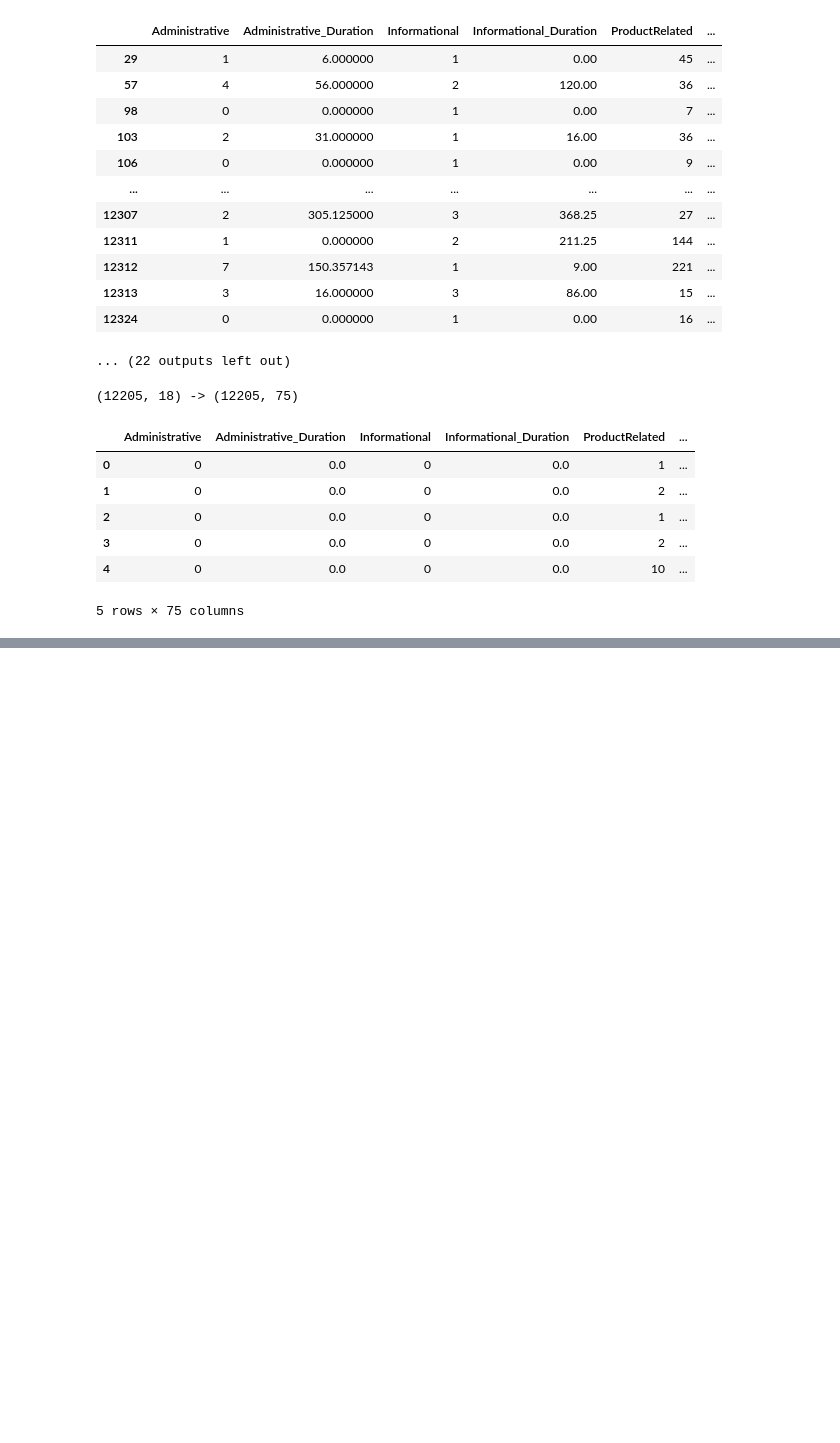
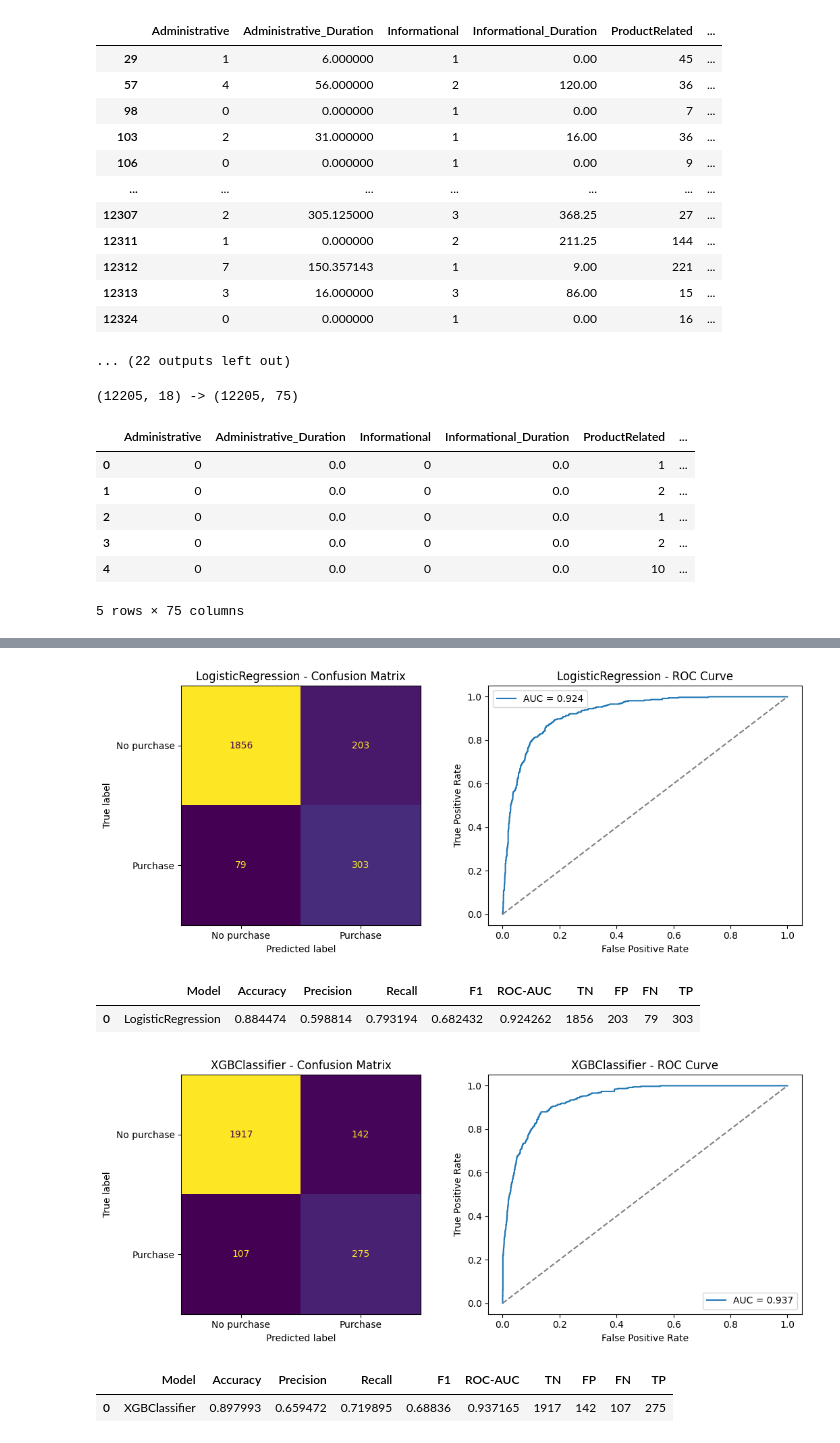
Before and after one commit to b00098368-bot/CMP_466_Project, a Jupyter notebook: purchase_intention_prediction.ipynb, the cells around one changed output, grey strips where cells are left out. Cells and saved outputs as stored; diff of their text form; code cells hidden in the pictures; blank space fills up the shorter version.

Commit message:
Added initial draft for xgboost, logreg with hyperparameter tuning and evaluation

```diff
--- a/purchase_intention_prediction.ipynb
+++ b/purchase_intention_prediction.ipynb
@@ -378,0 +433,44 @@ Scaled Testing Data:
+# %%
+# Evaluation helper (same metrics for every model, positive class = Revenue = 1)
+from sklearn.metrics import (accuracy_score, precision_score, recall_score, f1_score,
+                             roc_auc_score, roc_curve, confusion_matrix, ConfusionMatrixDisplay)
+
+def evaluate(model, name):
+    y_pred = model.predict(X_test_scaled)
+    y_prob = model.predict_proba(X_test_scaled)[:, 1]
+    cm = confusion_matrix(y_test, y_pred)
+    tn, fp, fn, tp = cm.ravel()
+    row = {
+        'Model': name,
+        'Accuracy': accuracy_score(y_test, y_pred),
+        'Precision': precision_score(y_test, y_pred, zero_division=0),
+        'Recall': recall_score(y_test, y_pred),
+        'F1': f1_score(y_test, y_pred),
+        'ROC-AUC': roc_auc_score(y_test, y_prob),
+        'TN': tn, 'FP': fp, 'FN': fn, 'TP': tp,
+    }
+
+    fig, axes = plt.subplots(1, 2, figsize=(11, 4.5))
+    ConfusionMatrixDisplay(cm, display_labels=['No purchase', 'Purchase']).plot(ax=axes[0], colorbar=False)
+    axes[0].set_title(name + ' - Confusion Matrix')
+    fpr, tpr, _ = roc_curve(y_test, y_prob)
+    axes[1].plot(fpr, tpr, label='AUC = %.3f' % row['ROC-AUC'])
+    axes[1].plot([0, 1], [0, 1], linestyle='--', color='gray')
+    axes[1].set_xlabel('False Positive Rate')
+    axes[1].set_ylabel('True Positive Rate')
+    axes[1].set_title(name + ' - ROC Curve')
+    axes[1].legend()
+    plt.tight_layout()
+    plt.show()
+    return row
+
+for best_model in searches.values():
+    results = evaluate(best_model.best_estimator_, best_model.best_estimator_.__class__.__name__)
+    display(pd.DataFrame(results, index=[0]))
+# %% [output]
+[figure, added]
+|  | Model | Accuracy | Precision | Recall | F1 | ROC-AUC | TN | FP | FN | TP |
+| 0 | LogisticRegression | 0.884474 | 0.598814 | 0.793194 | 0.682432 | 0.924262 | 1856 | 203 | 79 | 303 |
+[figure, added]
+|  | Model | Accuracy | Precision | Recall | F1 | ROC-AUC | TN | FP | FN | TP |
+| 0 | XGBClassifier | 0.897993 | 0.659472 | 0.719895 | 0.68836 | 0.937165 | 1917 | 142 | 107 | 275 |
```
Also changed, not shown: parts of 4 cells of this notebook.
